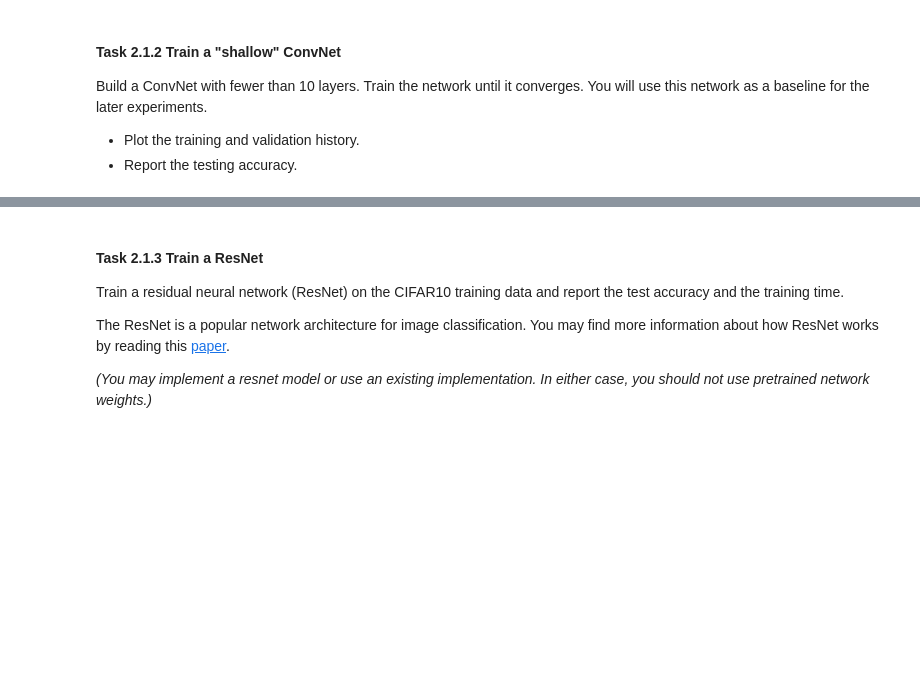
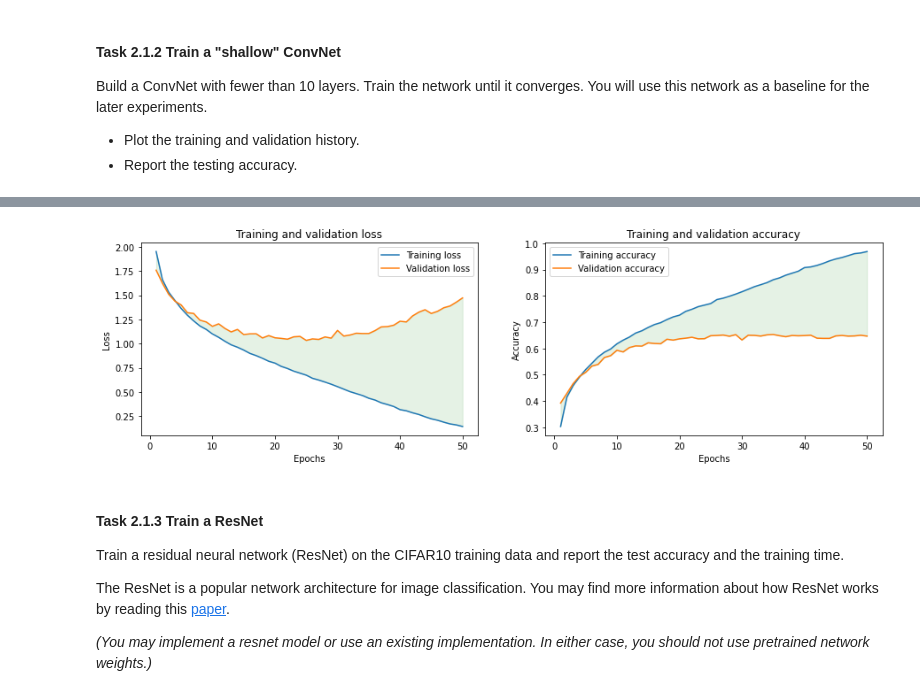
Before and after one commit to akritikts/DeepLearning, a Jupyter notebook: 220079842_assignment2_solution.ipynb, the cells around one changed output, grey strips where cells are left out. Saved outputs shown, nothing was run; the diff lists cells and outputs as text; code cells hidden in the pictures; blank space fills up the shorter version.

```diff
--- a/220079842_assignment2_solution.ipynb
+++ b/220079842_assignment2_solution.ipynb
@@ -547,0 +844,17 @@ Build a ConvNet with fewer than 10 layers. Train the network until it converges.
+# %%
+model = tf.keras.Sequential()
+model.add(Conv2D(32, (3, 3), activation='relu', kernel_initializer='he_uniform', padding='same', input_shape=(32, 32, 3)))
+model.add(Conv2D(32, (3, 3), activation='relu', kernel_initializer='he_uniform', padding='same'))
+model.add(MaxPooling2D((2, 2)))
+model.add(Flatten())
+model.add(Dense(128, activation='relu', kernel_initializer='he_uniform'))
+model.add(Dense(10, activation='softmax'))
+# compile model
+opt = SGD(lr=0.001, momentum=0.9)
+model.compile(optimizer=opt, loss='categorical_crossentropy', metrics=['accuracy'])
+# %%
+history = model.fit(trainX, trainY,
+          batch_size=128,
+          epochs=50,
+          verbose=1,
+          validation_split=0.3)
@@ -548,3 +880,33 @@ Build a ConvNet with fewer than 10 layers. Train the network until it converges.
+# %%
+acc = history.history['accuracy']
+val_acc = history.history['val_accuracy']
+loss = history.history['loss']
+val_loss = history.history['val_loss']
+epochs = range(1, len(acc) + 1)
+
+plt.figure(figsize=(15,4))
+
+ax1 = plt.subplot(1, 2, 1)
+plt.plot(epochs, loss, label='Training loss')
+plt.plot(epochs, val_loss, label='Validation loss')
+plt.fill_between(epochs, loss,val_loss,color='g',alpha=.1)
+
+plt.title('Training and validation loss')
+plt.xlabel('Epochs')
+plt.ylabel('Loss')
+plt.legend()
+
+ax2 = plt.subplot(1, 2, 2)
+plt.plot(epochs, acc, label='Training accuracy')
+plt.plot(epochs, val_acc, label='Validation accuracy')
+plt.fill_between(epochs, acc,val_acc,color='g',alpha=.1)
+plt.title('Training and validation accuracy')
+plt.xlabel('Epochs')
+plt.ylabel('Accuracy')
+plt.legend()
+plt.show()
+# %% [output]
+[figure, added]
 # %% [markdown]
 #### Task 2.1.3 Train a ResNet
 
```
Also changed, not shown: parts of 47 cells of this notebook.
